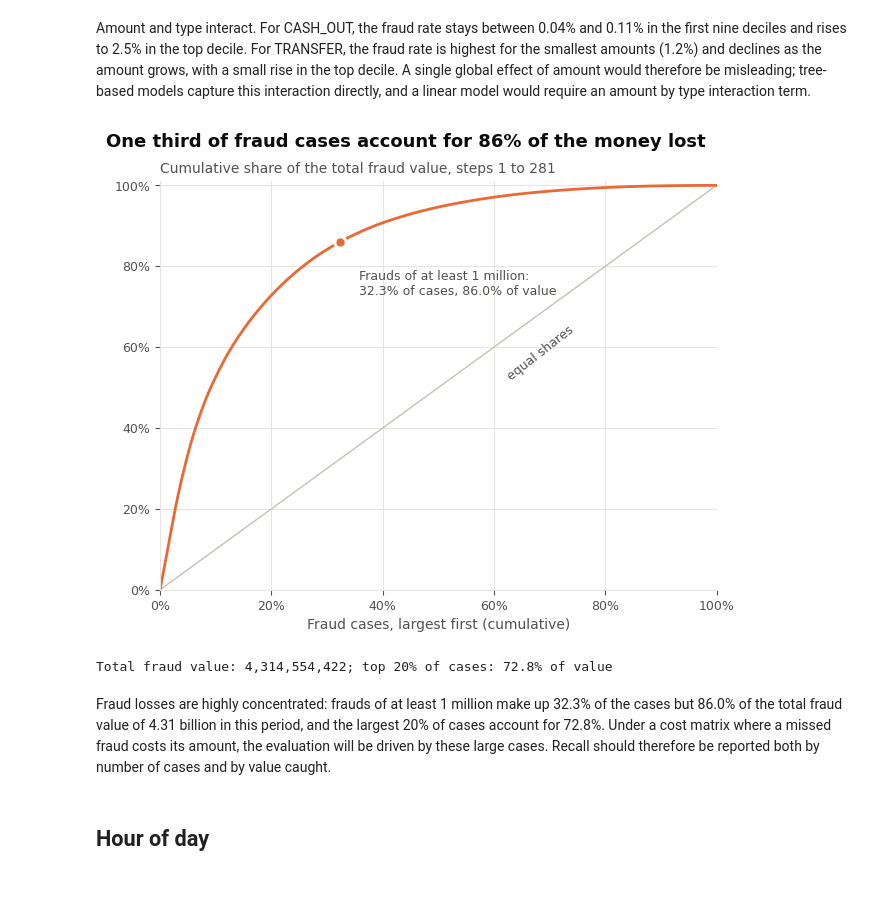
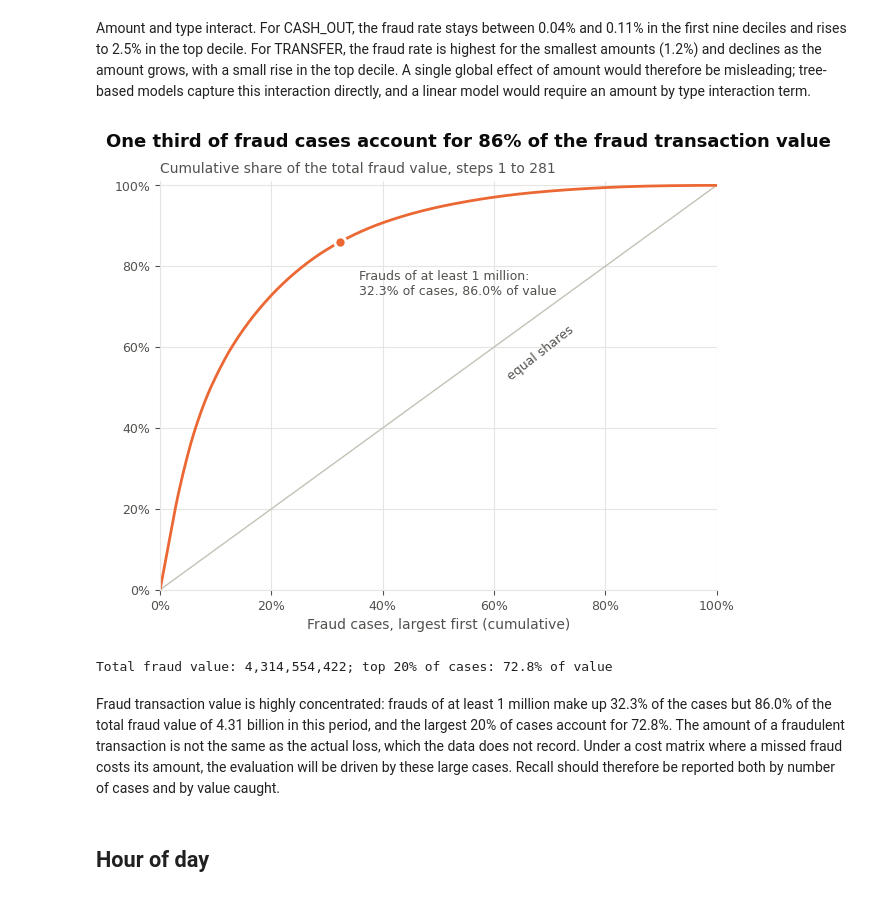
Before and after one commit to vdmhth/intro2ba, a Jupyter notebook: notebooks/eda/eda_kaggle.ipynb, the cells around one changed output. Cells and saved outputs as stored; diff of their text form; code cells hidden in the pictures.

```diff
--- a/notebooks/eda/eda_kaggle.ipynb
+++ b/notebooks/eda/eda_kaggle.ipynb
@@ -308,27 +310,27 @@ Amount and type interact. For CASH_OUT, the fraud rate stays between 0.04% and 0
 # %%
 fa = np.sort(tc.loc[tc.isFraud == 1, "amount"].to_numpy())[::-1]
 cum_cases = np.arange(1, len(fa) + 1) / len(fa) * 100
 cum_value = np.cumsum(fa) / fa.sum() * 100
 k = int((fa >= 1e6).sum())
 
 fig, ax = plt.subplots(figsize=(6.5, 5))
 ax.plot([0, 100], [0, 100], color=MUTED, lw=1)
 ax.plot(cum_cases, cum_value, color=FRAUD)
 ax.plot(cum_cases[k - 1], cum_value[k - 1], "o", ms=8, color=FRAUD, mec="white", mew=2)
 ax.annotate(f"Frauds of at least 1 million:\n{cum_cases[k-1]:.1f}% of cases, {cum_value[k-1]:.1f}% of value",
             (cum_cases[k - 1], cum_value[k - 1]), textcoords="offset points", xytext=(14, -38), fontsize=9, color=INK2)
 ax.text(62, 52, "equal shares", color=INK2, fontsize=9, rotation=38)
 ax.set_xlim(0, 100); ax.set_ylim(0, 101)
 ax.xaxis.set_major_formatter(mtick.PercentFormatter(decimals=0)); ax.yaxis.set_major_formatter(mtick.PercentFormatter(decimals=0))
 ax.set_xlabel("Fraud cases, largest first (cumulative)")
 ax.set_title(f"Cumulative share of the total fraud value, steps 1 to {TRAIN_END}")
-fig.tight_layout(); headline(fig, "One third of fraud cases account for 86% of the money lost"); save(fig, "fraud_value_concentration"); plt.show()
+fig.tight_layout(); headline(fig, "One third of fraud cases account for 86% of the fraud transaction value"); save(fig, "fraud_value_concentration"); plt.show()
 print(f"Total fraud value: {fa.sum():,.0f}; top 20% of cases: {cum_value[int(len(fa) * 0.2) - 1]:.1f}% of value")
 # %% [output]
-[figure, old version]
+[figure, new version]
 Total fraud value: 4,314,554,422; top 20% of cases: 72.8% of value
 # %% [markdown]
-Fraud losses are highly concentrated: frauds of at least 1 million make up 32.3% of the cases but 86.0% of the total fraud value of 4.31 billion in this period, and the largest 20% of cases account for 72.8%. Under a cost matrix where a missed fraud costs its amount, the evaluation will be driven by these large cases. Recall should therefore be reported both by number of cases and by value caught.
+Fraud transaction value is highly concentrated: frauds of at least 1 million make up 32.3% of the cases but 86.0% of the total fraud value of 4.31 billion in this period, and the largest 20% of cases account for 72.8%. The amount of a fraudulent transaction is not the same as the actual loss, which the data does not record. Under a cost matrix where a missed fraud costs its amount, the evaluation will be driven by these large cases. Recall should therefore be reported both by number of cases and by value caught.
 # %% [markdown]
 ## Hour of day
 # %%
```
Also changed, not shown: parts of 14 cells of this notebook, 5 other files.
